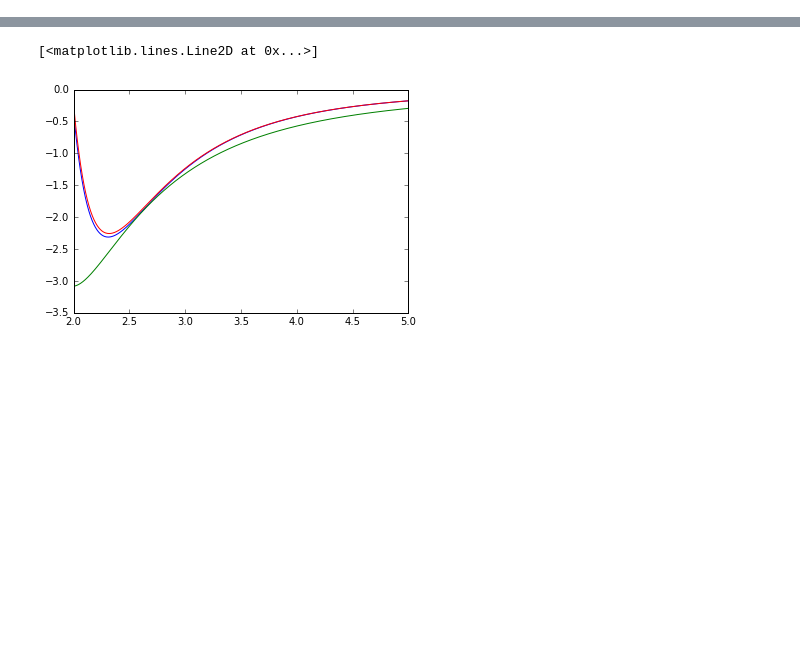
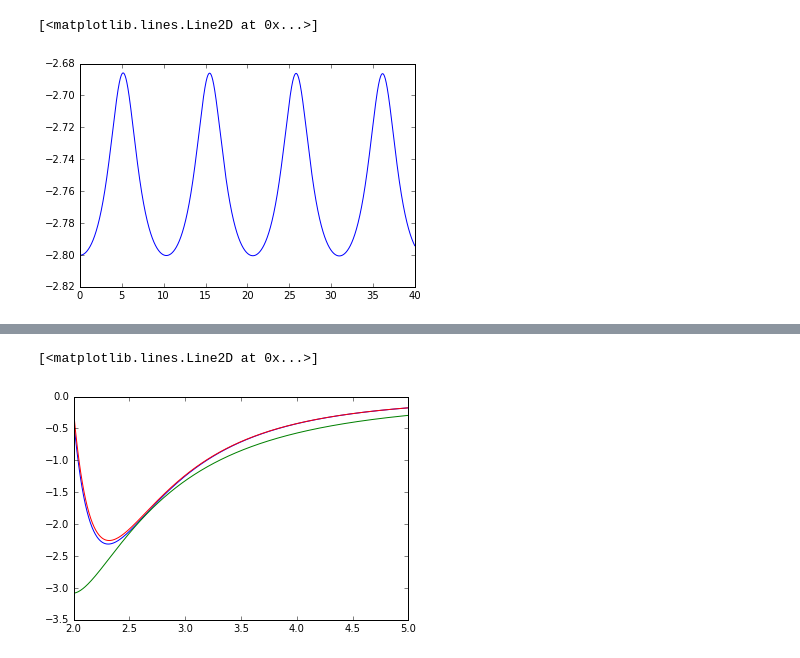
Before and after one commit to fbonafe/ipnbs, a Jupyter notebook: diatomic_ehrenfest.ipynb, the cells around one changed output, grey strips where cells are left out. Saved outputs shown, nothing was run; the diff lists cells and outputs as text; code cells hidden in the pictures; blank space fills up the shorter version.

```diff
--- a/diatomic_ehrenfest.ipynb
+++ b/diatomic_ehrenfest.ipynb
@@ -164,0 +175,5 @@ plt.plot(time,traza)#,time,kin)
+# %%
+plt.plot(time,energies[0,:])
+# %% [output]
+[<matplotlib.lines.Line2D at 0x...>]
+[figure, added]
```
Also changed, not shown: parts of 14 cells of this notebook.
